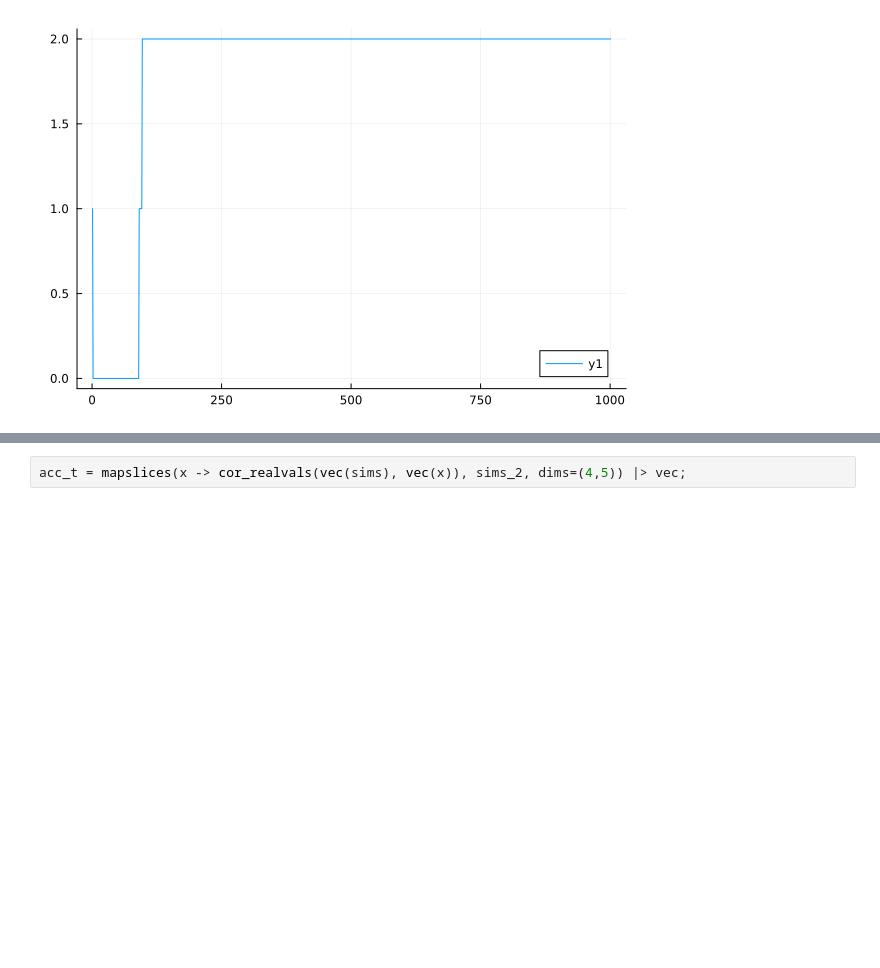
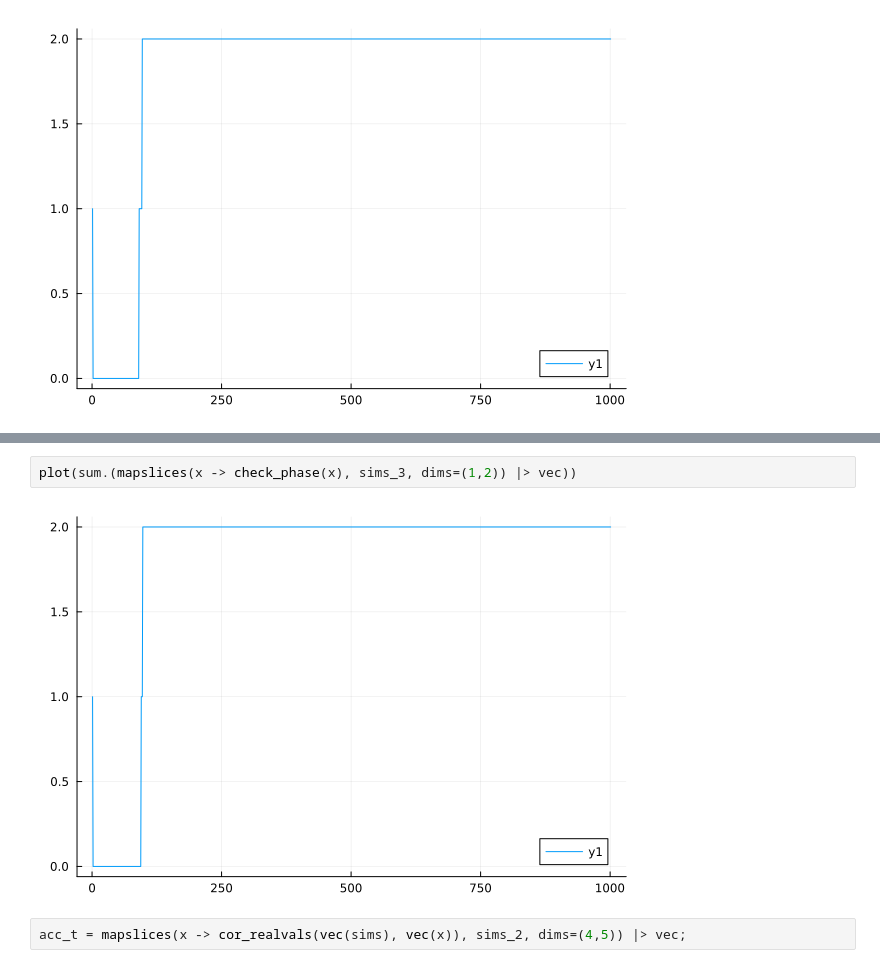
Before and after one commit to wilkieolin/PhasorNetworks.jl, a Jupyter notebook: demos/similarity.ipynb, the cells around one changed output, grey strips where cells are left out. Saved outputs shown, nothing was run; the diff lists cells and outputs as text; blank space fills up the shorter version.

```diff
--- a/demos/similarity.ipynb
+++ b/demos/similarity.ipynb
@@ -136,3 +183,7 @@ plot(sum.(spk_chks))
+# %%
+plot(sum.(mapslices(x -> check_phase(x), sims_3, dims=(1,2)) |> vec))
+# %% [output]
+[figure, added]
 # %%
 acc_t = mapslices(x -> cor_realvals(vec(sims), vec(x)), sims_2, dims=(4,5)) |> vec;
 # %%
```
Also changed, not shown: parts of 18 cells of this notebook, 1 other file.
